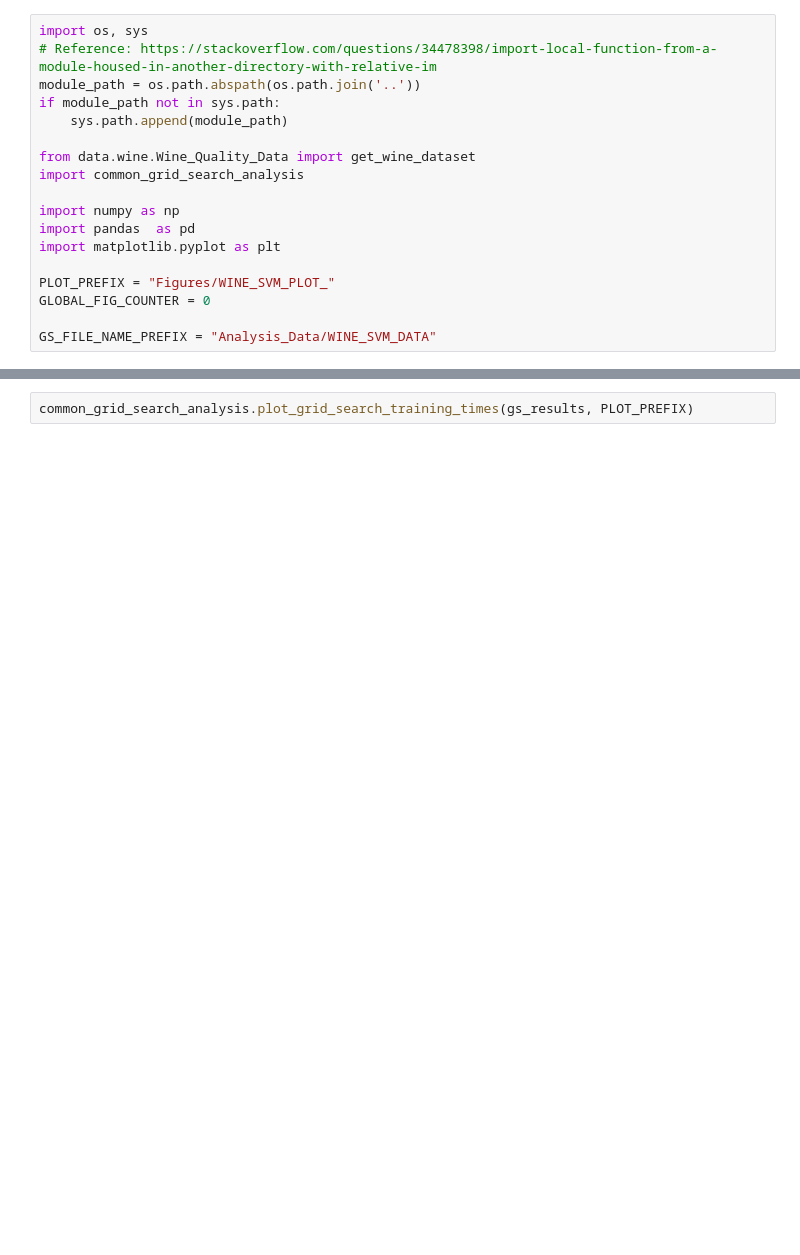
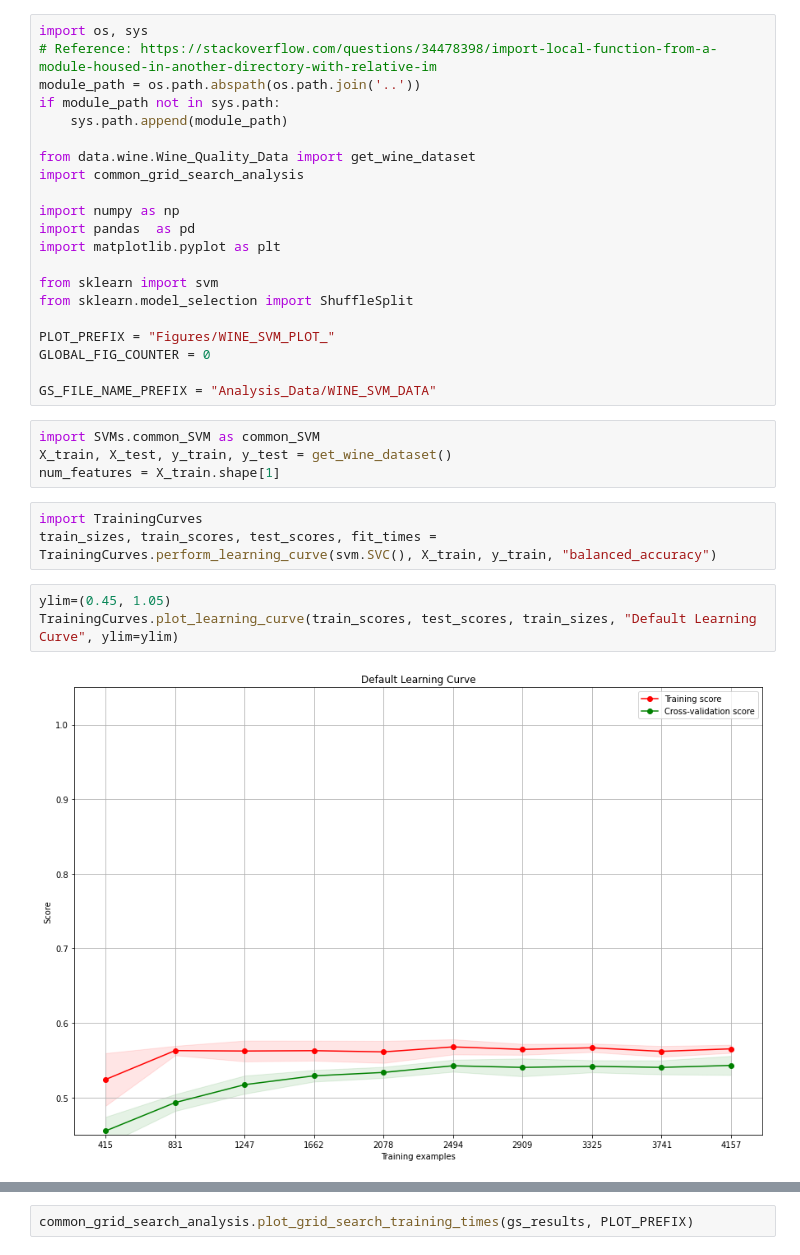
Before and after one commit to Inquisitive-ME/SupervisedLearning_Project_Code, a Jupyter notebook: SVMs/wine_SVM_analysis.ipynb, the cells around one changed output, grey strips where cells are left out. Drawn from its saved outputs; the diff is of its cells as text; blank space fills up the shorter version.

Commit message:
Continue work on wine svms and add Neural Networks

```diff
--- a/SVMs/wine_SVM_analysis.ipynb
+++ b/SVMs/wine_SVM_analysis.ipynb
@@ -12,8 +12,23 @@ import numpy as np
 import pandas  as pd
 import matplotlib.pyplot as plt
 
+from sklearn import svm
+from sklearn.model_selection import ShuffleSplit
+
 PLOT_PREFIX = "Figures/WINE_SVM_PLOT_"
 GLOBAL_FIG_COUNTER = 0
 
 GS_FILE_NAME_PREFIX = "Analysis_Data/WINE_SVM_DATA"
+# %%
+import SVMs.common_SVM as common_SVM
+X_train, X_test, y_train, y_test = get_wine_dataset()
+num_features = X_train.shape[1]
+# %%
+import TrainingCurves
+train_sizes, train_scores, test_scores, fit_times = TrainingCurves.perform_learning_curve(svm.SVC(), X_train, y_train, "balanced_accuracy")
+# %%
+ylim=(0.45, 1.05)
+TrainingCurves.plot_learning_curve(train_scores, test_scores, train_sizes, "Default Learning Curve", ylim=ylim)
+# %% [output]
+[figure, added]
 # %%
```
Also changed, not shown: parts of 15 cells of this notebook, 7 other files.
